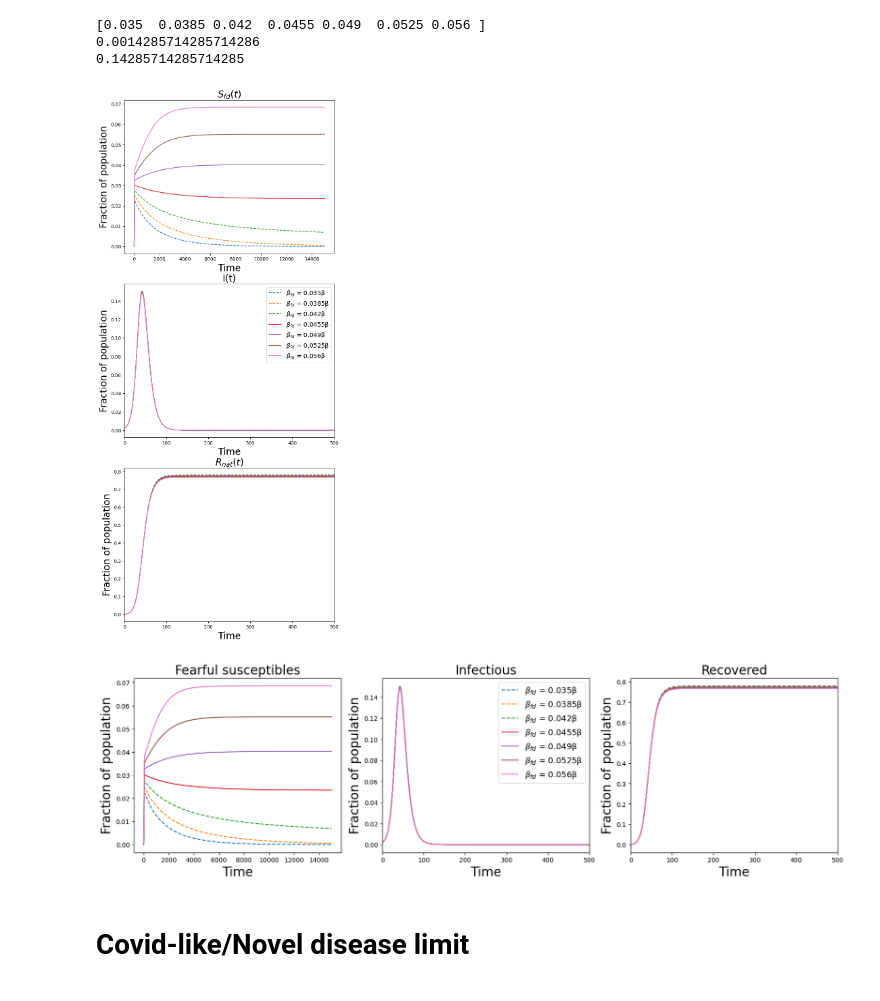
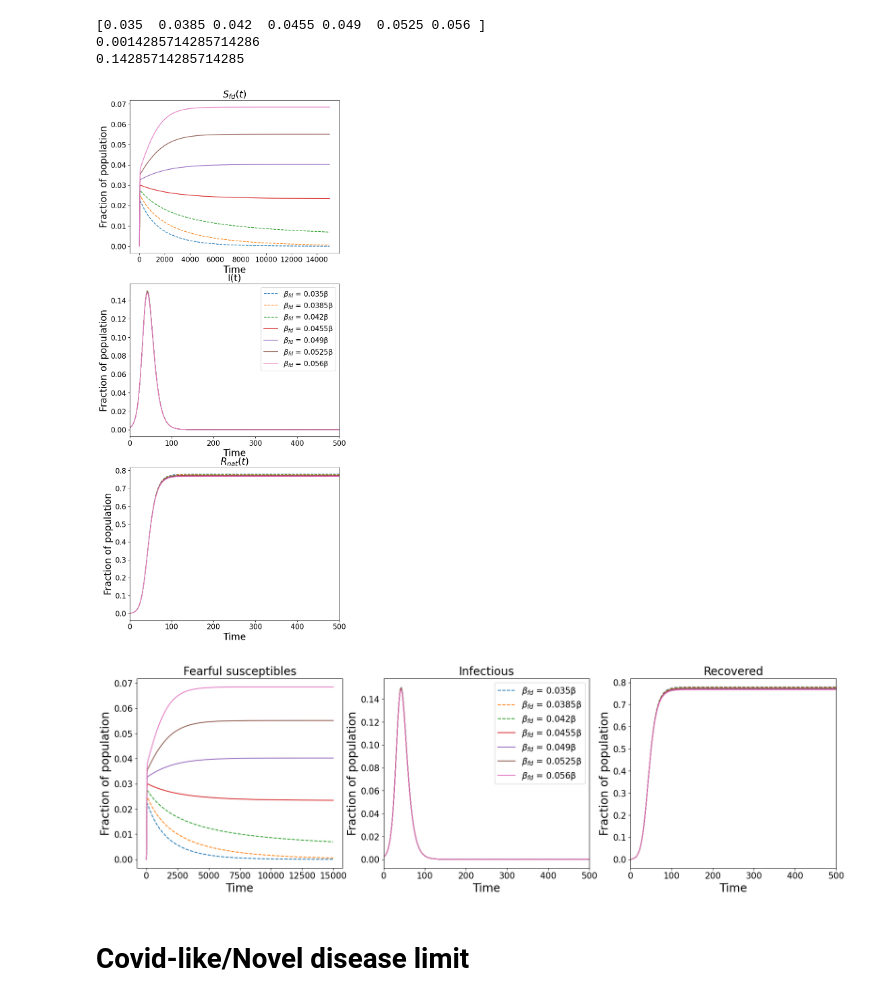
Before and after one commit to Avneet-0001/Computational-Physics-Programs, a Jupyter notebook: Fear_of_disease_model.ipynb, the cells around one changed output. Saved outputs shown, nothing was run; the diff lists cells and outputs as text; code cells hidden in the pictures.

```diff
--- a/Fear_of_disease_model.ipynb
+++ b/Fear_of_disease_model.ipynb
@@ -31,7 +31,7 @@ def model(Ic,t,p):
 
   return dmodel
 # %%
-fig,axis = plt.subplots(1,3,figsize=(20,5))
+fig,axis = plt.subplots(1,3,figsize=(22,5))
 plt.rc('axes', titlesize=20) # Axes labels font size
 plt.rc('legend', fontsize=13) # Legend fontsize
 plt.rc('figure', titlesize=20) # Figure title
@@ -47,16 +47,20 @@ for l in range(len(p_val)):
   axis[0].set_title(r'$S_{fd}(t)$')
   axis[0].set_xlabel('Time', fontsize='15')
   axis[0].set_ylabel('Fraction of population', fontsize='15')
-  axis[0].legend()
+  axis[0].legend(fontsize=15)
 
   axis[1].plot(t,z[:,2],label='p = ' + str(p_val[l]))
   axis[1].set_title('I(t)')
   axis[1].set_xlabel('Time', fontsize='15')
   axis[1].set_ylabel('Fraction of population', fontsize='15')
-  axis[1].legend()
+  axis[1].legend(fontsize=15)
 
   axis[2].plot(p_val[l], total_infected,'.')
   axis[2].set_xlabel('p', fontsize='15')
   axis[2].set_ylabel('Fraction of population', fontsize='15')
   axis[2].set_title('Total infected')
+
+  for ax in axis:
+    ax.tick_params(axis='x', labelsize=15)  # Change 15 to the desired fontsize
+    ax.tick_params(axis='y', labelsize=15)
 # %% [output]
@@ -177,5 +185,5 @@ Verifying S+R=1 1.0000000000005898
 # %%
-fig,axis = plt.subplots(1,3,figsize=(20,5))
+fig,axis = plt.subplots(1,3,figsize=(22,5))
 plt.rc('axes', titlesize=20) # Axes labels font size
 plt.rc('legend', fontsize=13) # Legend fontsize
 plt.rc('figure', titlesize=20) # Figure title
@@ -190,16 +198,20 @@ for l in range(len(alpha_f_val)):
   axis[0].set_title(r'$S_{fd}(t)$')
   axis[0].set_xlabel('Time', fontsize='15')
   axis[0].set_ylabel('Fraction of population', fontsize='15')
-  axis[0].legend()
+  axis[0].legend(fontsize=15)
 
   axis[1].plot(t,z[:,2],label='$α_f$ = ' + str(alpha_f_str[l]))
   axis[1].set_title('I(t)')
   axis[1].set_xlabel('Time', fontsize='15')
   axis[1].set_ylabel('Fraction of population', fontsize='15')
-  axis[1].legend()
+  axis[1].legend(fontsize=15)
 
   axis[2].plot(alpha_f_val[l], total_infected,'.')
   axis[2].set_xlabel('$α_f$', fontsize='15')
   axis[2].set_ylabel('Fraction of population', fontsize='15')
   axis[2].set_title('Final epidemic size')
+
+for ax in axis:
+    ax.tick_params(axis='x', labelsize=15)  # Change 15 to the desired fontsize
+    ax.tick_params(axis='y', labelsize=15)
 # %% [output]
@@ -312,5 +327,5 @@ Text(0, 0.5, '$R_{nat}^\\infty$')
 # %%
-fig, ax = plt.subplots(1,2, figsize=(13,5))
+fig, ax = plt.subplots(1,2, figsize=(15,6))
 
 ax[0].plot(beta_fd_val, S_1_inf,'.')
 ax[0].set_xlabel('$β_{fd}$', fontsize='15')
@@ -325,4 +340,8 @@ R_inf = np.ones(len(S_inf))-[sum(n) for n in zip(*[S_inf, S_1_inf])]
 ax[1].plot(beta_fd_val,R_inf,'.')
 ax[1].set_xlabel('$β_{fd}$', fontsize='15')
 ax[1].set_ylabel('$R_{nat}^\infty$', fontsize='15')
+
+for axis in ax:
+    axis.tick_params(axis='x', labelsize=15)  # Change 15 to the desired fontsize
+    axis.tick_params(axis='y', labelsize=15)
 # %% [output]
@@ -391,7 +409,7 @@ for l in range(len(beta_fd_val)):
     axis[1].set_xlabel('Time', fontsize=20)
     axis[1].set_ylabel('Fraction of population', fontsize=20)
     axis[1].set_xlim(0,500)
-    axis[1].legend()
+    axis[1].legend(fontsize=15)
 
     axis[2].plot(t, z[:,3],'--')
     axis[2].set_title('$R_{nat}(t)$')
@@ -411,7 +429,7 @@ for l in range(len(beta_fd_val)):
     axis[1].set_xlabel('Time', fontsize=20)
     axis[1].set_ylabel('Fraction of population', fontsize=20)
     axis[1].set_xlim(0,500)
-    axis[1].legend()
+    axis[1].legend(fontsize=15)
 
     axis[2].plot(t, z[:,3])
     axis[2].set_title('$R_{nat}(t)$')
@@ -419,13 +437,17 @@ for l in range(len(beta_fd_val)):
     axis[2].set_ylabel('Fraction of population', fontsize=20)
     axis[2].set_xlim(0,500)
     #axis[2].legend()
+
+for ax in axis:
+    ax.tick_params(axis='x', labelsize=15)  # Change 15 to the desired fontsize
+    ax.tick_params(axis='y', labelsize=15)
 # %% [output]
-[figure, old version]
+[figure, new version]
 # %%
 beta_fd_str = ['0.035β','0.0385β','0.042β','0.0455β','0.049β','0.0525β', '0.056β']
 S_1_inf = []
 
-fig,axis = plt.subplots(1,3,figsize=(20,5))
+fig,axis = plt.subplots(1,3,figsize=(22,6))
 #plt.rcParams['font.size'] = 18 # For the whole figure
 plt.rc('axes', titlesize=20) # Axes labels font size
 plt.rc('legend', fontsize=13) # Legend fontsize
@@ -454,36 +476,41 @@ for l in range(len(beta_fd_val)):
     axis[1].set_xlabel('Time', fontsize=20)
     axis[1].set_ylabel('Fraction of population', fontsize=20)
     axis[1].set_xlim(0,500)
-    axis[1].legend()
+    axis[1].legend(fontsize=15)
 
     axis[2].plot(t, z[:,3],'--')
     axis[2].set_title('$R_{nat}(t)$')
     axis[2].set_xlabel('Time', fontsize=20)
     axis[2].set_ylabel('Fraction of population', fontsize=20)
     axis[2].set_xlim(0,500)
 
   else:
     axis[0].plot(t, z[:,1])
     axis[0].set_title('Fearful susceptibles')
     axis[0].set_xlabel('Time', fontsize=20)
     axis[0].set_ylabel('Fraction of population', fontsize=20)
     #axis[0].set_xticklabels(labels)
 
     axis[1].plot(t,z[:,2], label='$β_{fd}$ = ' + str(beta_fd_str[l]))
     axis[1].set_title('Infectious')
     axis[1].set_xlabel('Time', fontsize=20)
     axis[1].set_ylabel('Fraction of population', fontsize=20)
     axis[1].set_xlim(0,500)
-    axis[1].legend()
+    axis[1].legend(fontsize=15)
 
     axis[2].plot(t, z[:,3])
     axis[2].set_title('Recovered')
     axis[2].set_xlabel('Time', fontsize=20)
     axis[2].set_ylabel('Fraction of population', fontsize=20)
     axis[2].set_xlim(0,500)
     #axis[2].legend()
+
+
+for ax in axis:
+    ax.tick_params(axis='x', labelsize=15)  # Change 15 to the desired fontsize
+    ax.tick_params(axis='y', labelsize=15)
 # %% [output]
-[figure, old version]
+[figure, new version]
 # %% [markdown]
 # Covid-like/Novel disease limit
 # %%
```
Also changed, not shown: parts of 8 cells of this notebook.
